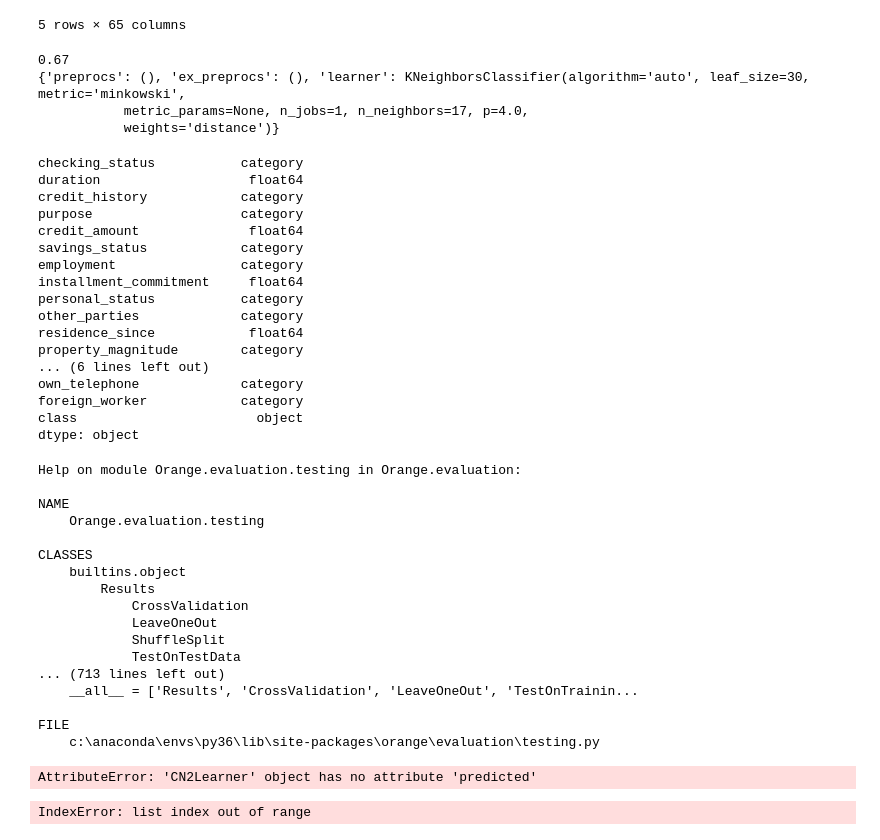
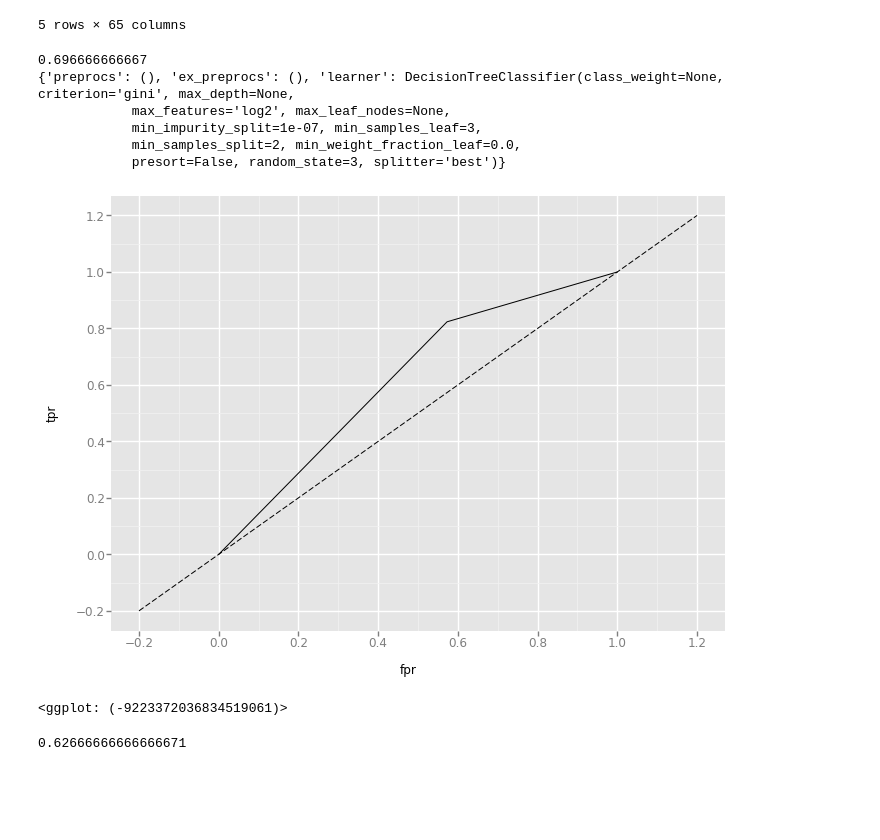
Before and after one commit to JoshuaGoerner/DataMining, a Jupyter notebook: DataMiningExercises/notebooks/Exercises VL3.ipynb, the cells around one changed output. Cells and saved outputs as stored; diff of their text form; code cells hidden in the pictures; blank space fills up the shorter version.

Commit message:
more orange

```diff
--- a/DataMiningExercises/notebooks/Exercises VL3.ipynb
+++ b/DataMiningExercises/notebooks/Exercises VL3.ipynb
@@ -341,7 +341,7 @@ credit['class'] = credit['class'].astype(str) #it appeears that sklearn is not r
 ### it is puzzling a lot compared to R
 
 #preprocess
-X =pd.get_dummies(credit.ix[:,1:len(credit.columns)-1]).values
+X =pd.get_dummies(credit.ix[:,0:len(credit.columns)-1]).values
 
 mapper = sklearn_pandas.DataFrameMapper([
 (['class'], sklearn.preprocessing.LabelBinarizer())], df_out=True)# default=None)#, df_out=True)
@@ -359,30 +359,20 @@ print( estim.best_model() )
 
 #print(sklearn.metrics.roc_curve(y_true, y_score))
 # %% [output]
-0.67
-{'preprocs': (), 'ex_preprocs': (), 'learner': KNeighborsClassifier(algorithm='auto', leaf_size=30, metric='minkowski',
-           metric_params=None, n_jobs=1, n_neighbors=17, p=4.0,
-           weights='distance')}
+0.696666666667
+{'preprocs': (), 'ex_preprocs': (), 'learner': DecisionTreeClassifier(class_weight=None, criterion='gini', max_depth=None,
+            max_features='log2', max_leaf_nodes=None,
+            min_impurity_split=1e-07, min_samples_leaf=3,
+            min_samples_split=2, min_weight_fraction_leaf=0.0,
+            presort=False, random_state=3, splitter='best')}
-# %%
-credit.dtypes
-# %% [output]
-checking_status           category
-duration                   float64
-credit_history            category
-purpose                   category
-credit_amount              float64
-savings_status            category
-employment                category
-installment_commitment     float64
-personal_status           category
-other_parties             category
-residence_since            float64
-property_magnitude        category
-... (6 lines left out)
-own_telephone             category
-foreign_worker            category
-class                       object
-dtype: object
+# %%
+fpr, tpr, threshold = sklearn.metrics.roc_curve(y_test, estim.best_model()["learner"].predict(X_test))
+from ggplot import *
+df = pd.DataFrame(dict(fpr = fpr, tpr = tpr))
+ggplot(df, aes(x = 'fpr', y = 'tpr')) + geom_line() + geom_abline(linetype = 'dashed')
+# %% [output]
+[figure, added]
+<ggplot: (-9223372036834519061)>
 # %%
 import Orange
 
@@ -429,25 +422,4 @@ credit_orange = Orange.data.Table.from_numpy(domain, credit.ix[:,1:len(credit.co
 #table = Table(domain, credit_orange)
-# %%
-from Orange.evaluation import testing
-help(testing)
-# %% [output]
-Help on module Orange.evaluation.testing in Orange.evaluation:
-
-NAME
-    Orange.evaluation.testing
-
-CLASSES
-    builtins.object
-        Results
-            CrossValidation
-            LeaveOneOut
-            ShuffleSplit
-            TestOnTestData
-... (713 lines left out)
-    __all__ = ['Results', 'CrossValidation', 'LeaveOneOut', 'TestOnTrainin...
-
-FILE
-    c:\anaconda\envs\py36\lib\site-packages\orange\evaluation\testing.py
 # %%
 #train test set
 
@@ -463,11 +431,0 @@ cn2_classifier = Orange.classification.rules.CN2Learner(credit_orange)
-# %%
-Orange.evaluation.testing.sample(
-
-# Accuracy
-Orange.evaluation.scoring.CA(cn2_classifier)
-# %% [output]
-AttributeError: 'CN2Learner' object has no attribute 'predicted'
-# %%
-Orange.evaluation.testing.sample(credit_orange)
-# %% [output]
-IndexError: list index out of range
@@ -486,0 +432,5 @@ np.array(credit.values)
+# %%
+y_pred = cn2_classifier(test_data)
+sklearn.metrics.accuracy_score(y_true = test_data.Y, y_pred = y_pred)
+# %% [output]
+0.62666666666666671
```
Also changed, not shown: parts of 12 cells of this notebook.
